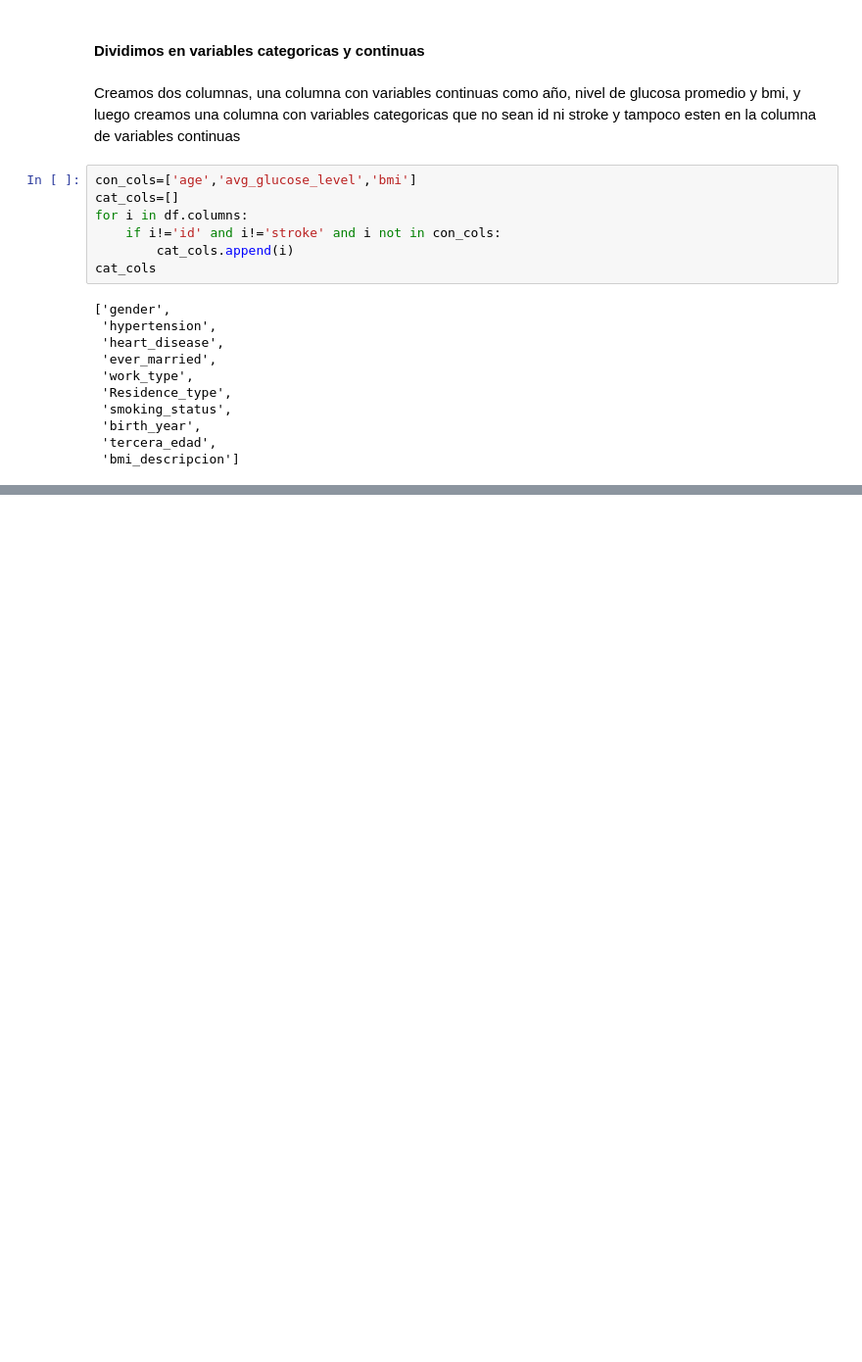
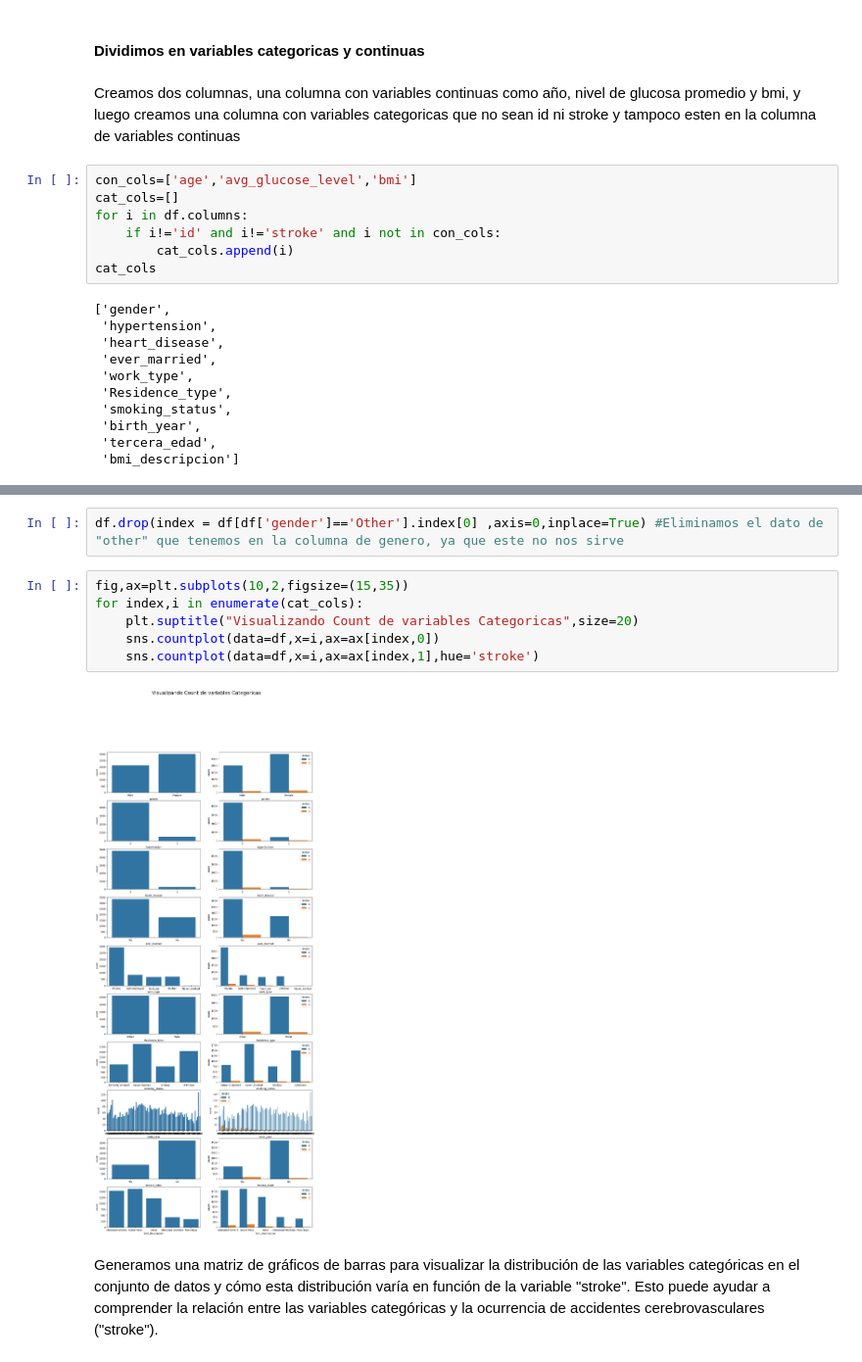
Before and after one commit to CarlosLeguiz/StrokePrediction, a Jupyter notebook: StrokePrediction.ipynb, the cells around one changed output, grey strips where cells are left out. Shown at 98% size. Cells and saved outputs as stored; diff of their text form; blank space fills up the shorter version.

Commit message:
creamos una matriz de graficos de barra para visualizar la distribucion de las variables categoricas en el conjunto de datos y como varian en funcion de la variable stroke

```diff
--- a/StrokePrediction.ipynb
+++ b/StrokePrediction.ipynb
@@ -408,0 +406,12 @@ cat_cols
+# %%
+df.drop(index = df[df['gender']=='Other'].index[0] ,axis=0,inplace=True) #Eliminamos el dato de "other" que tenemos en la columna de genero, ya que este no nos sirve
+# %%
+fig,ax=plt.subplots(10,2,figsize=(15,35))
+for index,i in enumerate(cat_cols):
+    plt.suptitle("Visualizando Count de variables Categoricas",size=20)
+    sns.countplot(data=df,x=i,ax=ax[index,0])
+    sns.countplot(data=df,x=i,ax=ax[index,1],hue='stroke')
+# %% [output]
+[figure, added]
+# %% [markdown]
+Generamos una matriz de gráficos de barras para visualizar la distribución de las variables categóricas en el conjunto de datos y cómo esta distribución varía en función de la variable "stroke". Esto puede ayudar a comprender la relación entre las variables categóricas y la ocurrencia de accidentes cerebrovasculares ("stroke").
```
Also changed, not shown: parts of 1 cell of this notebook.
